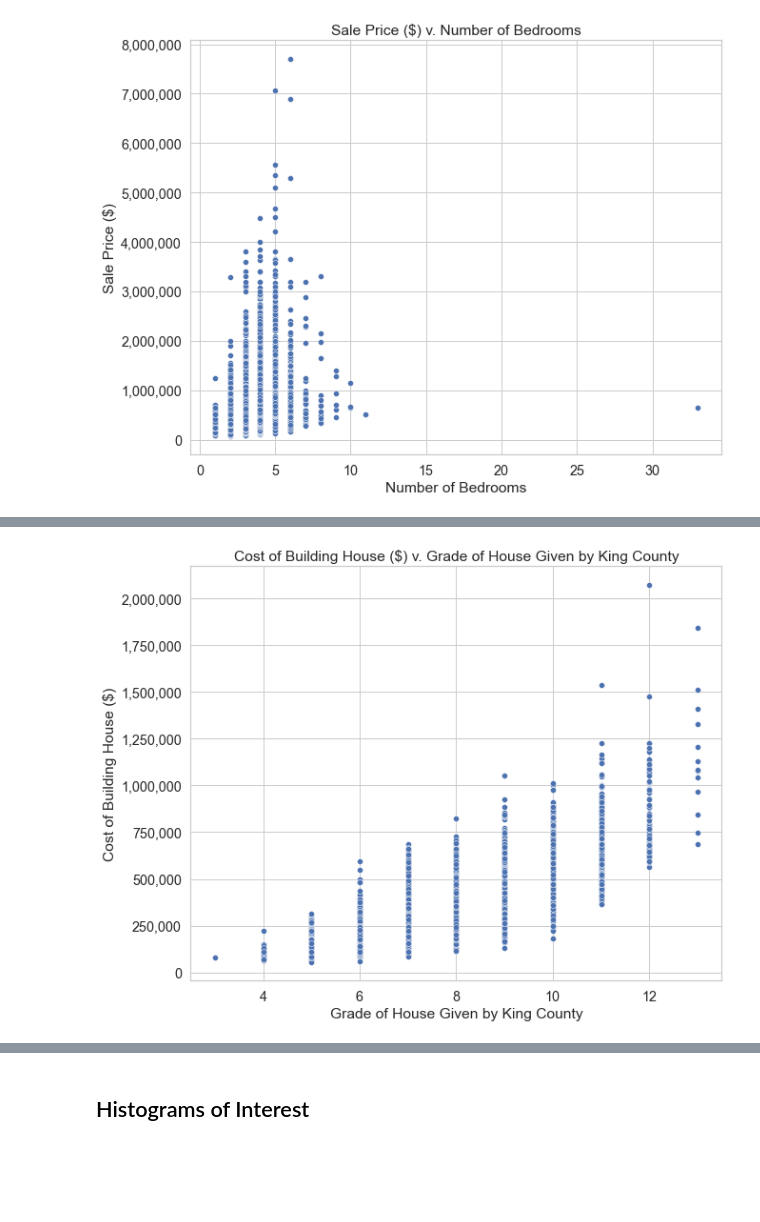
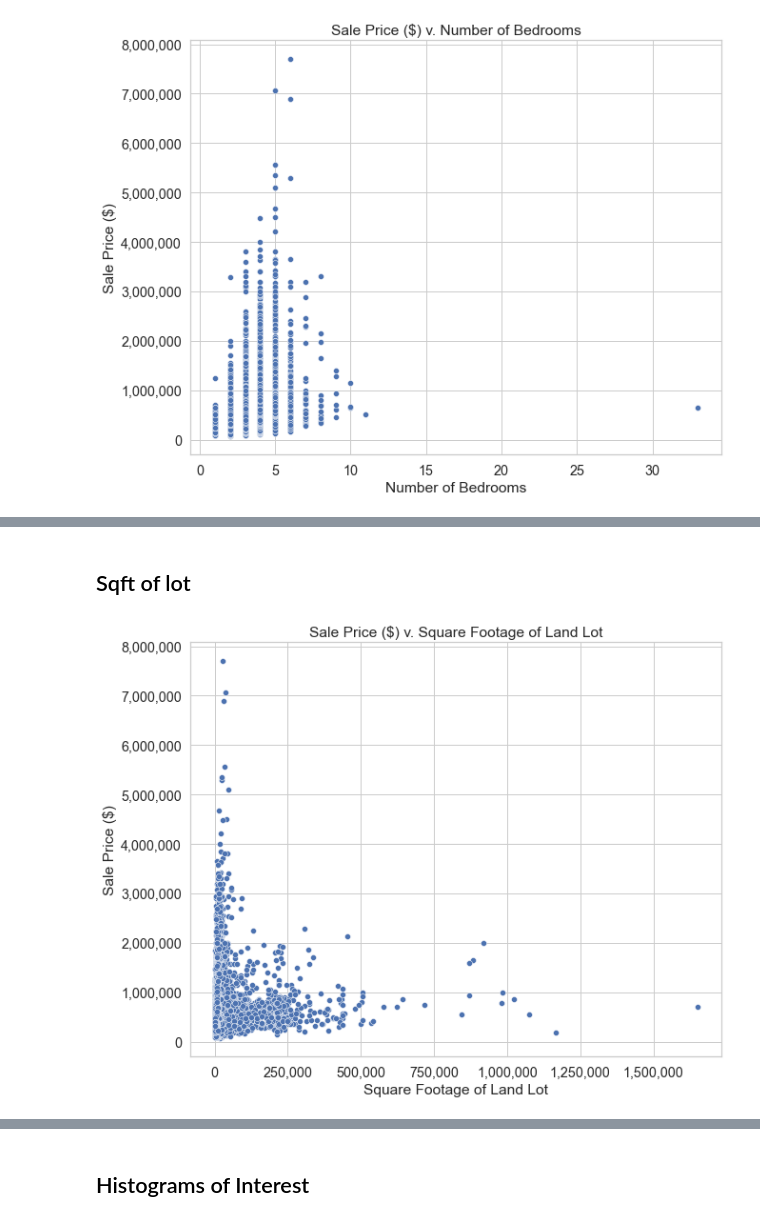
Before and after one commit to danvalen1/KingCounty-Housing, a Jupyter notebook: DAV.ipynb, the cells around one changed output, grey strips where cells are left out. Saved outputs shown, nothing was run; the diff lists cells and outputs as text; code cells hidden in the pictures; blank space fills up the shorter version.

```diff
--- a/DAV.ipynb
+++ b/DAV.ipynb
@@ -182,4 +211,6 @@ cm.PlotScatter(df, xvar='grade', yvar='price')
+# %% [markdown]
+## Sqft of lot
 # %%
-cm.PlotScatter(df, xvar='grade', yvar='cost')
+cm.PlotScatter(df, xvar='sqft_lot', yvar='price')
 # %% [output]
-[figure, old version]
+[figure, new version]
```
Also changed, not shown: parts of 14 cells of this notebook, 7 other files.
